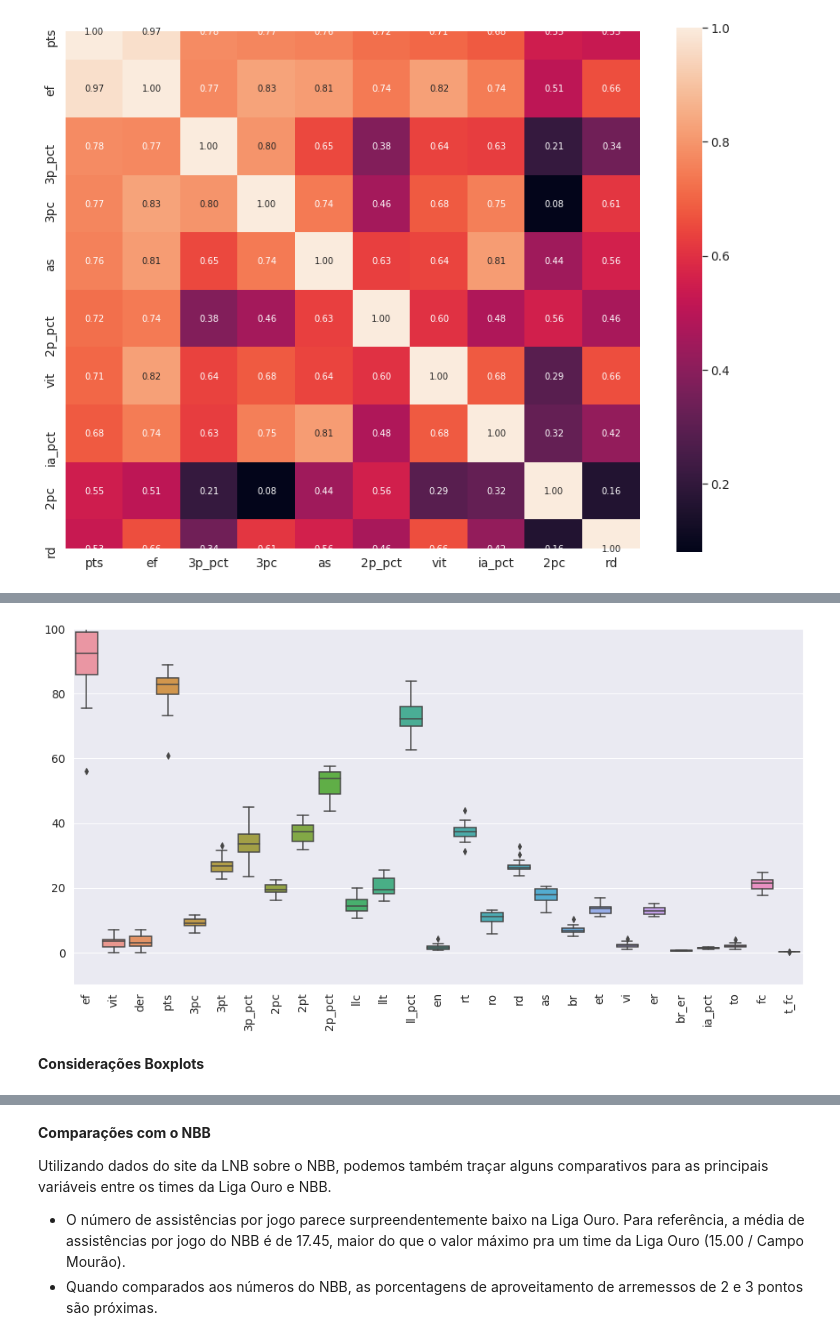
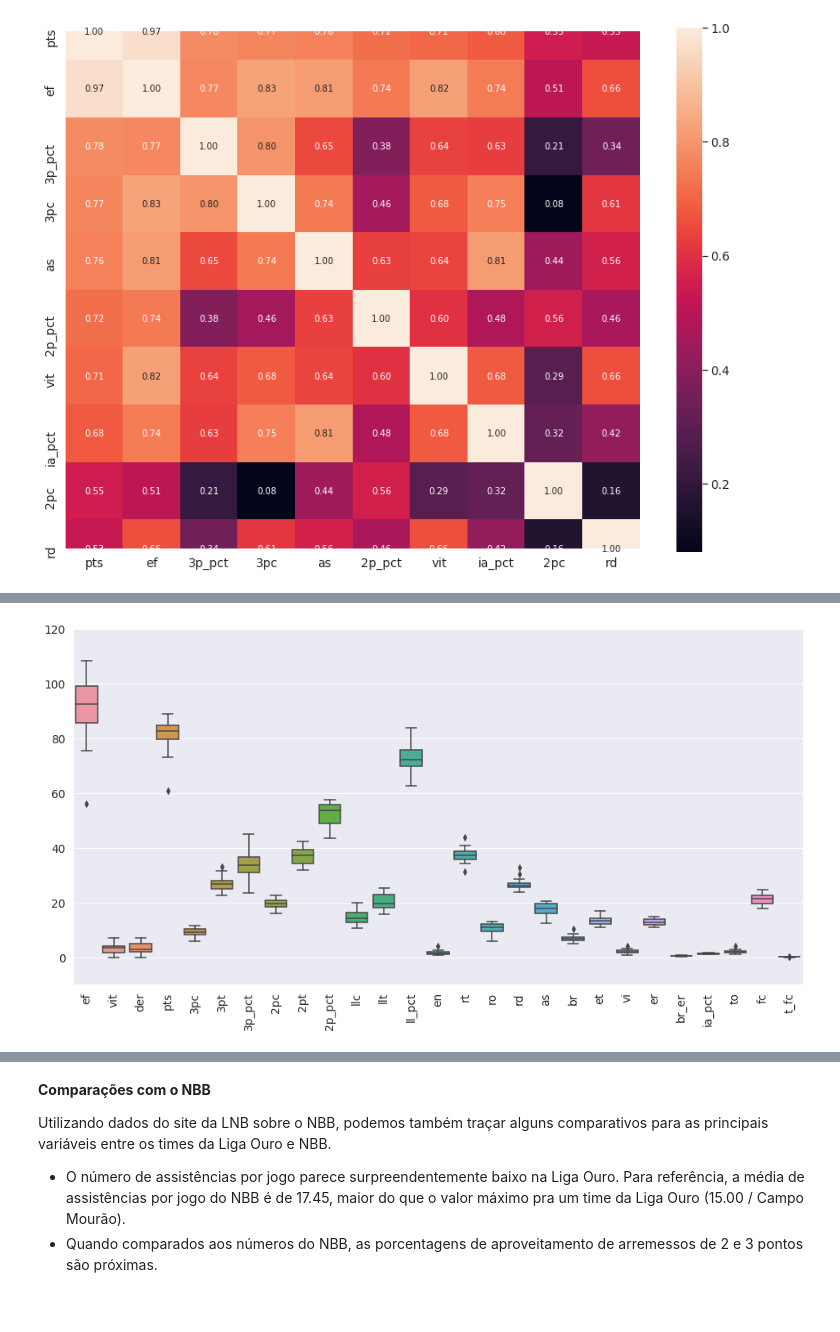
Before and after one commit to rafaelnduarte/Analise_De_Dados_Cerrado_Basquete, a Jupyter notebook: Análise_de_Dados_Cerrado_Basquete.ipynb, the cells around one changed output, grey strips where cells are left out. Cells and saved outputs as stored; diff of their text form; code cells hidden in the pictures; blank space fills up the shorter version.

```diff
--- a/Análise_de_Dados_Cerrado_Basquete.ipynb
+++ b/Análise_de_Dados_Cerrado_Basquete.ipynb
@@ -412,10 +457,8 @@ plt.tight_layout()
 # %%
 # boxplots
 f, ax = plt.subplots(figsize=(16, 8))
 fig = sns.boxplot(data=nbb_corr)
-fig.axis(ymin=-10, ymax=100);
+fig.axis(ymin=-10, ymax=120);
 plt.xticks(rotation=90);
 # %% [output]
-[figure, old version]
+[figure, new version]
-# %% [markdown]
-**Considerações Boxplots**
```
Also changed, not shown: parts of 24 cells of this notebook.
